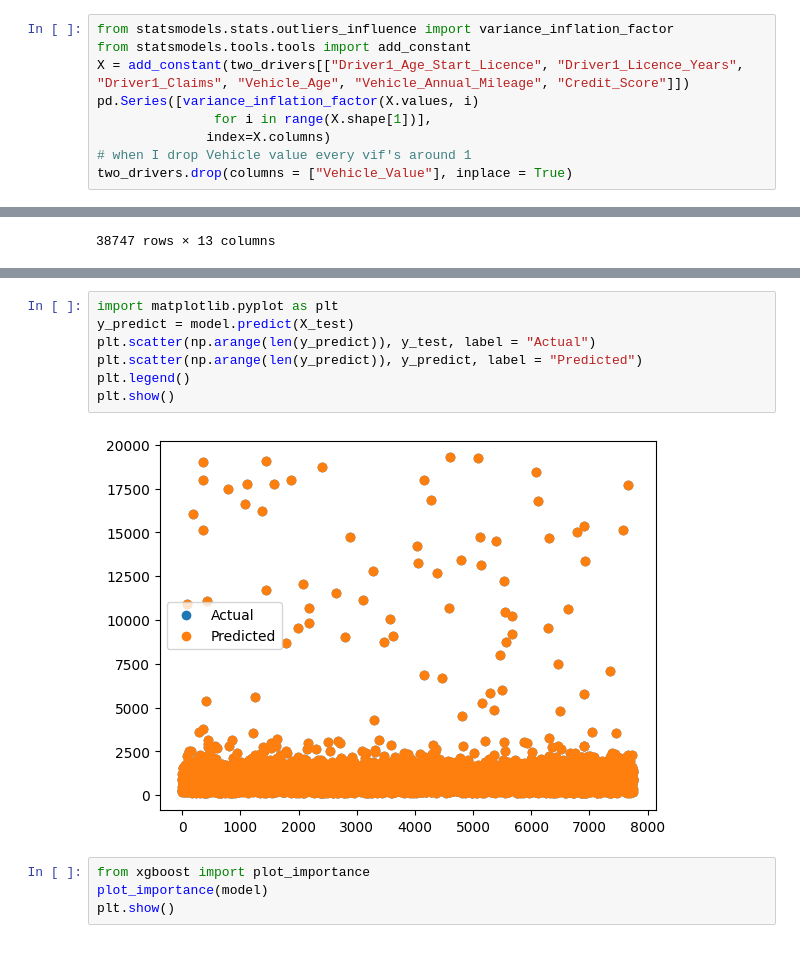
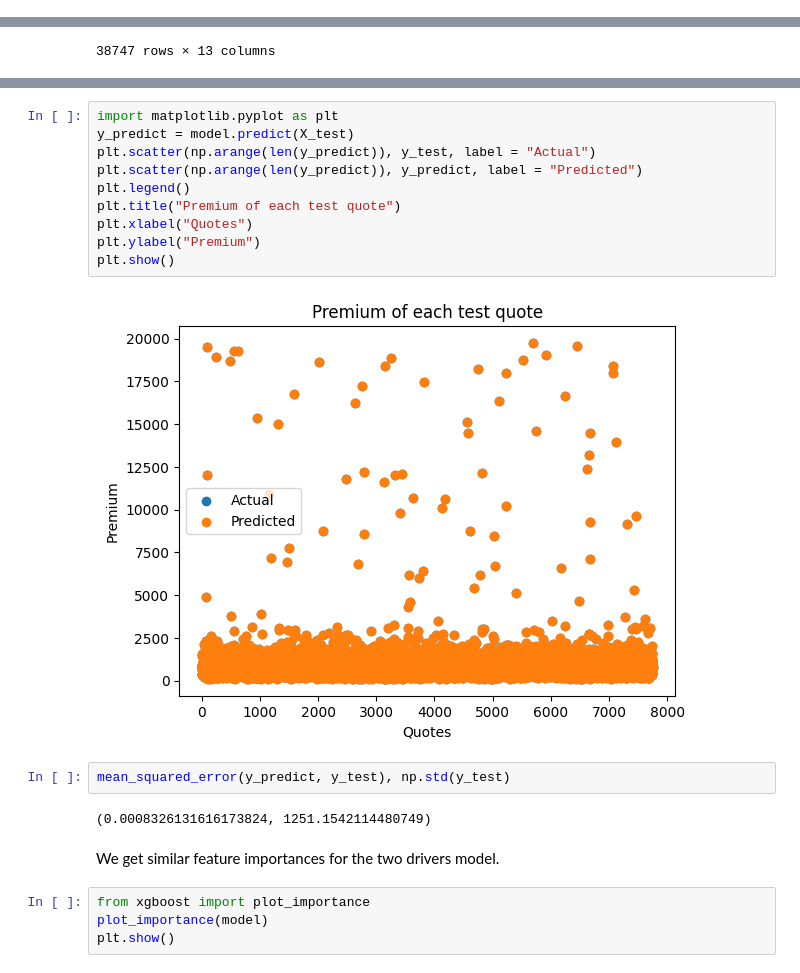
Before and after one commit to JaviMaligno/Assessments, a Jupyter notebook: HastingDirect/Candidate_Pack/two_models.ipynb, the cells around one changed output, grey strips where cells are left out. Drawn from its saved outputs; the diff is of its cells as text.

```diff
--- a/HastingDirect/Candidate_Pack/two_models.ipynb
+++ b/HastingDirect/Candidate_Pack/two_models.ipynb
@@ -565,9 +586,0 @@ two_drivers["Vehicle_Age"].corr(two_drivers["Vehicle_Value"])
-# %%
-from statsmodels.stats.outliers_influence import variance_inflation_factor
-from statsmodels.tools.tools import add_constant
-X = add_constant(two_drivers[["Driver1_Age_Start_Licence", "Driver1_Licence_Years", "Driver1_Claims", "Vehicle_Age", "Vehicle_Annual_Mileage", "Credit_Score"]])
-pd.Series([variance_inflation_factor(X.values, i)
-               for i in range(X.shape[1])],
-              index=X.columns)
-# when I drop Vehicle value every vif's around 1
-two_drivers.drop(columns = ["Vehicle_Value"], inplace = True)
@@ -674,12 +689,21 @@ model.score(X_train,y_train),model.score(X_test,y_test)
 # %%
 import matplotlib.pyplot as plt
 y_predict = model.predict(X_test)
 plt.scatter(np.arange(len(y_predict)), y_test, label = "Actual")
 plt.scatter(np.arange(len(y_predict)), y_predict, label = "Predicted")
 plt.legend()
+plt.title("Premium of each test quote")
+plt.xlabel("Quotes")
+plt.ylabel("Premium")
 plt.show()
 # %% [output]
-[figure, old version]
+[figure, new version]
+# %%
+mean_squared_error(y_predict, y_test), np.std(y_test)
+# %% [output]
+(0.0008326131616173824, 1251.1542114480749)
+# %% [markdown]
+We get similar feature importances for the two drivers model.
 # %%
 from xgboost import plot_importance
 plot_importance(model)
```
Also changed, not shown: parts of 29 cells of this notebook.
